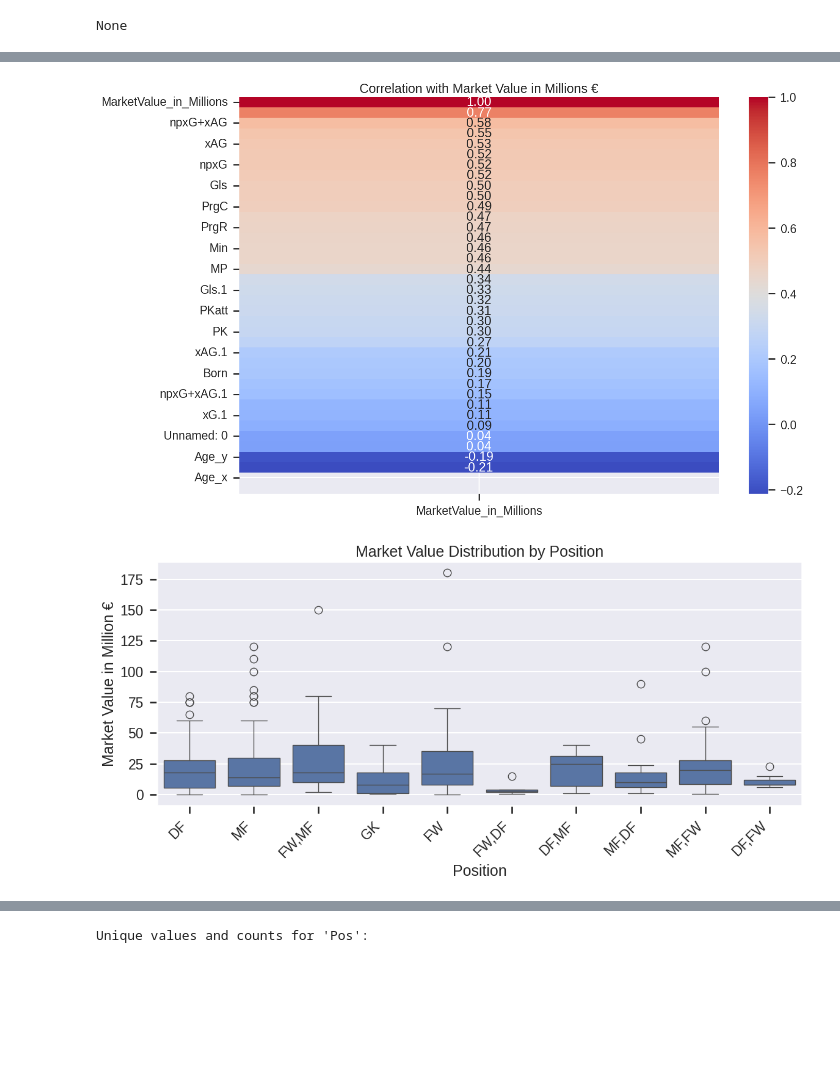
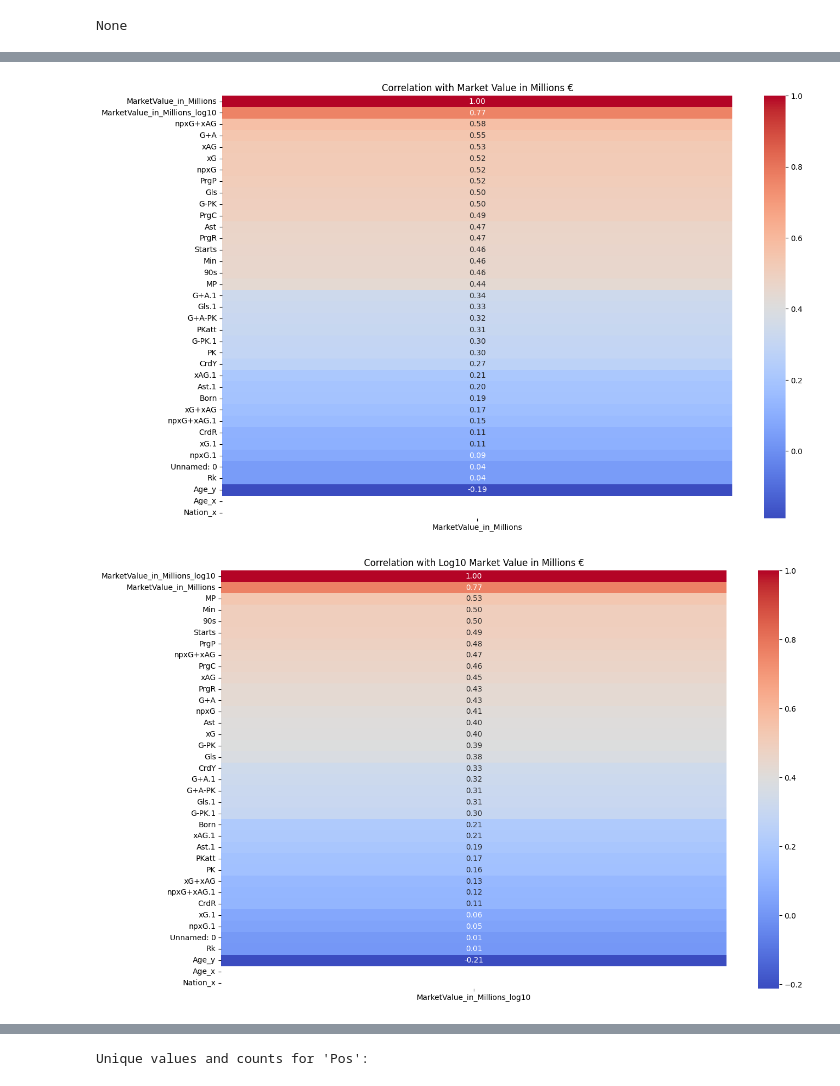
Before and after one commit to Pranav216/Dissertation_19247207, a Jupyter notebook: Dissertation_19247207/MarketValue_Analysis.ipynb, the cells around one changed output, grey strips where cells are left out. Saved outputs shown, nothing was run; the diff lists cells and outputs as text; code cells hidden in the pictures; blank space fills up the shorter version.

```diff
--- a/Dissertation_19247207/MarketValue_Analysis.ipynb
+++ b/Dissertation_19247207/MarketValue_Analysis.ipynb
@@ -332,7 +332,6 @@ plt.xlabel('log10(Market Value) in Millions €')
 plt.ylabel('Frequency')
 plt.show()
 
-# Calculate and display the correlation matrix for all numerical features
 plt.figure(figsize=(20, 15))
 correlation_matrix_all = Stats_MarketValue.select_dtypes(include=np.number).corr()
 sns.heatmap(correlation_matrix_all, annot=True, cmap='coolwarm', fmt=".2f")
@@ -346,6 +345,11 @@ sns.heatmap(correlation_matrix[['MarketValue_in_Millions']].sort_values(by='Mark
 plt.title('Correlation with Market Value in Millions €')
 plt.show()
 
+plt.figure(figsize=(15, 10))
+correlation_matrix = Stats_MarketValue.select_dtypes(include=np.number).corr()
+sns.heatmap(correlation_matrix[['MarketValue_in_Millions_log10']].sort_values(by='MarketValue_in_Millions_log10', ascending=False), annot=True, cmap='coolwarm', fmt=".2f")
+plt.title('Correlation with Log10 Market Value in Millions €')
+plt.show()
 
 plt.figure(figsize=(12, 6))
 sns.boxplot(y='MarketValue_in_Millions', x='Pos', data=Stats_MarketValue)
@@ -392,2 +396,2 @@ plt.show()
-[figure, old version]
+[figure, new version]
-[figure, old version]
+[figure, new version]
```
Also changed, not shown: parts of 3 cells of this notebook.
